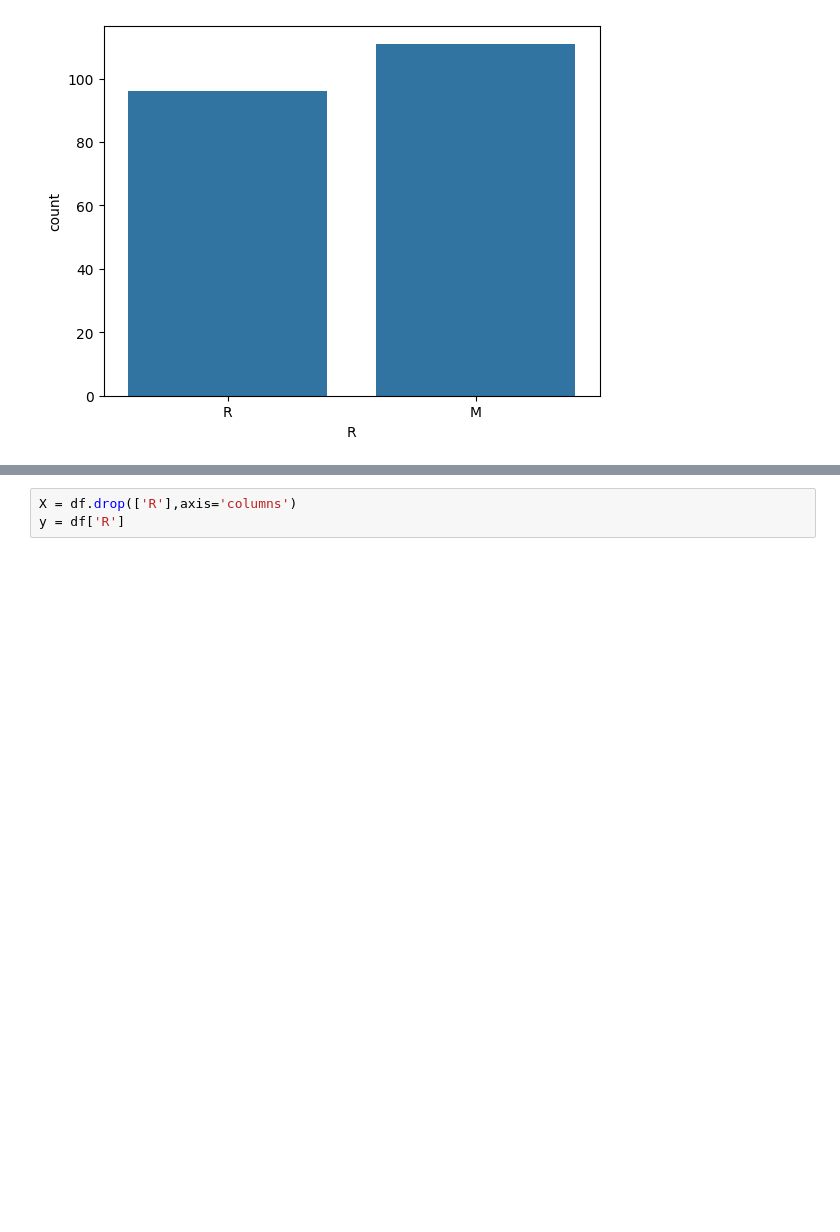
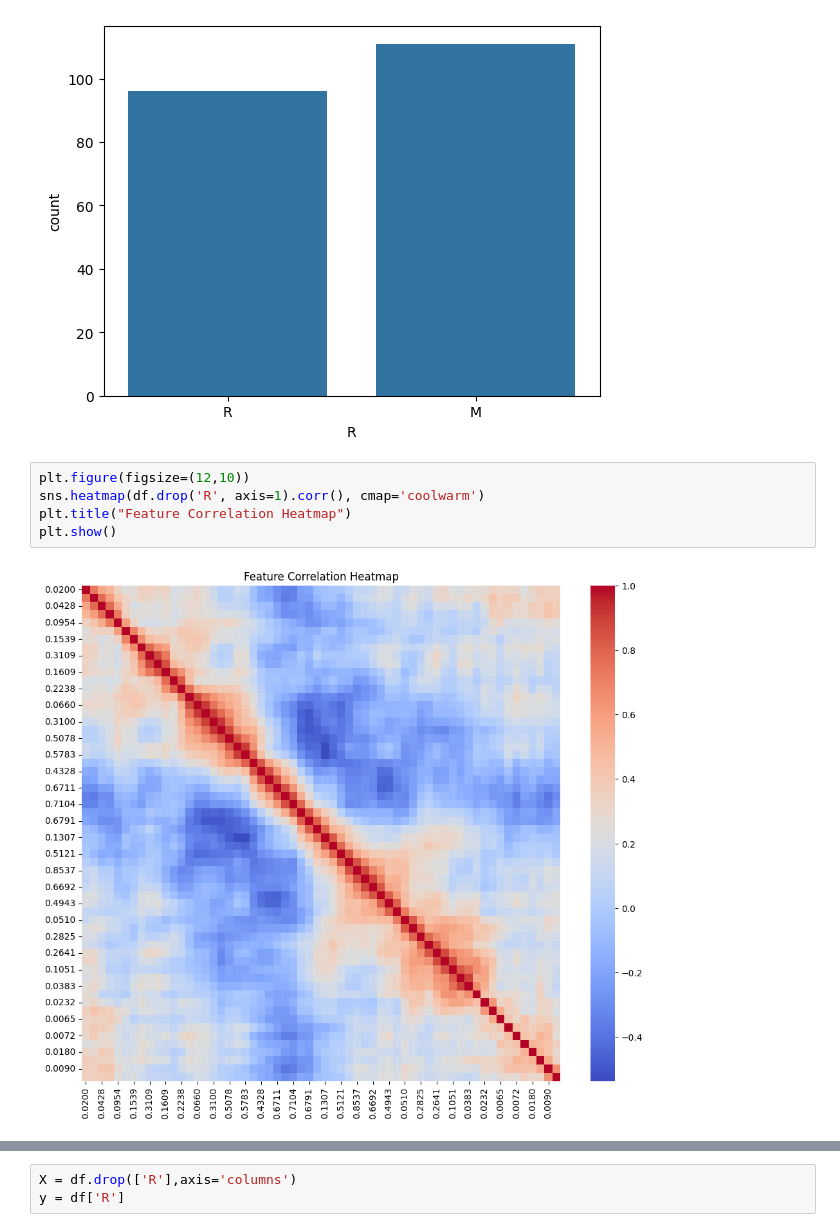
Before and after one commit to Md-Shaon-Khan/Machine-Learning-Basics-Project, a Jupyter notebook: Rock_VS_Mine/rockVsmine.ipynb, the cells around one changed output, grey strips where cells are left out. Saved outputs shown, nothing was run; the diff lists cells and outputs as text; blank space fills up the shorter version.

```diff
--- a/Rock_VS_Mine/rockVsmine.ipynb
+++ b/Rock_VS_Mine/rockVsmine.ipynb
@@ -62,6 +66,13 @@ sns.countplot(x=df['R'])
 # %% [output]
 <Axes: xlabel='R', ylabel='count'>
 [figure]
+# %%
+plt.figure(figsize=(12,10))
+sns.heatmap(df.drop('R', axis=1).corr(), cmap='coolwarm')
+plt.title("Feature Correlation Heatmap")
+plt.show()
+# %% [output]
+[figure, added]
 # %%
 df.groupby('R').mean()
 # %% [output]
```
Also changed, not shown: parts of 7 cells of this notebook.
